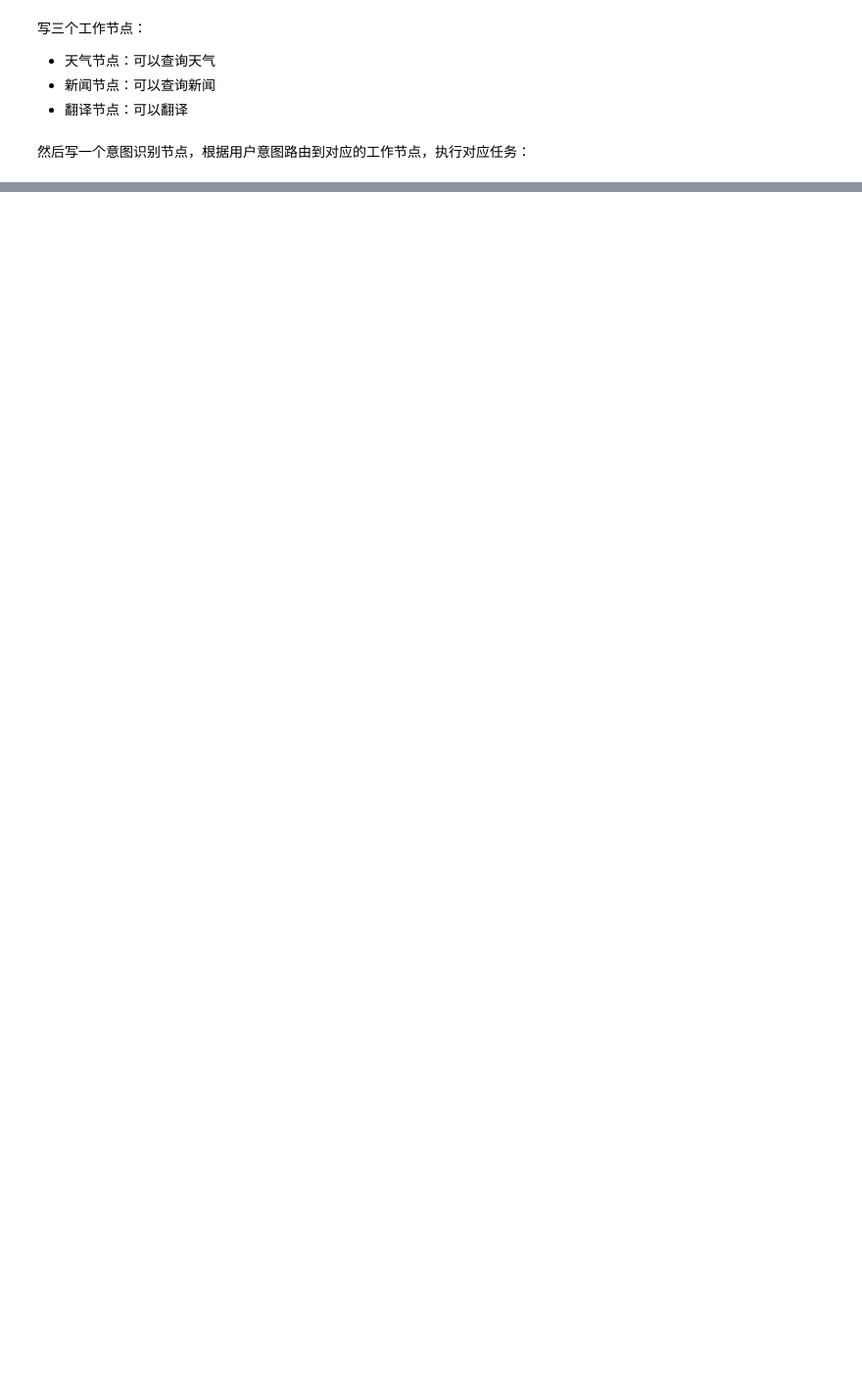
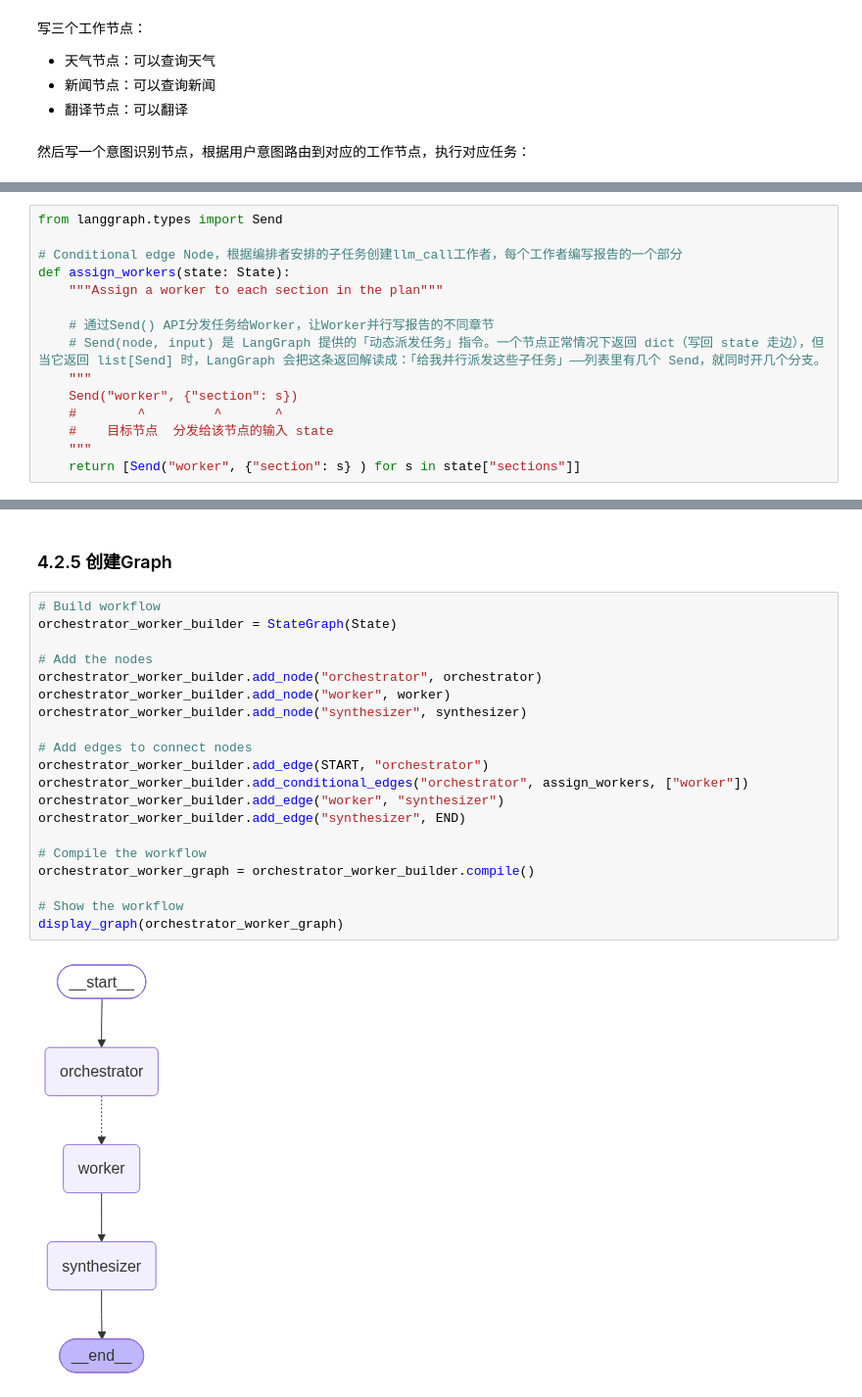
Before and after one commit to doom167169/agent_learning, a Jupyter notebook: LangGraph/_常见WorkFlow.ipynb, the cells around one changed output, grey strips where cells are left out. Shown at 98% size. Drawn from its saved outputs; the diff is of its cells as text; blank space fills up the shorter version.

```diff
--- a/LangGraph/_常见WorkFlow.ipynb
+++ b/LangGraph/_常见WorkFlow.ipynb
@@ -249,0 +374,15 @@ display_graph(routing_graph)
+# %%
+from langgraph.types import Send
+
+# Conditional edge Node，根据编排者安排的子任务创建llm_call工作者，每个工作者编写报告的一个部分
+def assign_workers(state: State):
+    """Assign a worker to each section in the plan"""
+
+    # 通过Send() API分发任务给Worker，让Worker并行写报告的不同章节
+    # Send(node, input) 是 LangGraph 提供的「动态派发任务」指令。一个节点正常情况下返回 dict（写回 state 走边），但当它返回 list[Send] 时，LangGraph 会把这条返回解读成：「给我并行派发这些子任务」——列表里有几个 Send，就同时开几个分支。
+    """
+    Send("worker", {"section": s})
+    #        ^         ^       ^
+    #    目标节点  分发给该节点的输入 state
+    """
+    return [Send("worker", {"section": s} ) for s in state["sections"]]
@@ -249,0 +393,24 @@ display_graph(routing_graph)
+# %% [markdown]
+### 4.2.5 创建Graph
+# %%
+# Build workflow
+orchestrator_worker_builder = StateGraph(State)
+
+# Add the nodes
+orchestrator_worker_builder.add_node("orchestrator", orchestrator)
+orchestrator_worker_builder.add_node("worker", worker)
+orchestrator_worker_builder.add_node("synthesizer", synthesizer)
+
+# Add edges to connect nodes
+orchestrator_worker_builder.add_edge(START, "orchestrator")
+orchestrator_worker_builder.add_conditional_edges("orchestrator", assign_workers, ["worker"])
+orchestrator_worker_builder.add_edge("worker", "synthesizer")
+orchestrator_worker_builder.add_edge("synthesizer", END)
+
+# Compile the workflow
+orchestrator_worker_graph = orchestrator_worker_builder.compile()
+
+# Show the workflow
+display_graph(orchestrator_worker_graph)
+# %% [output]
+[figure, added]
```
Also changed, not shown: parts of 47 cells of this notebook, 1 other file.
